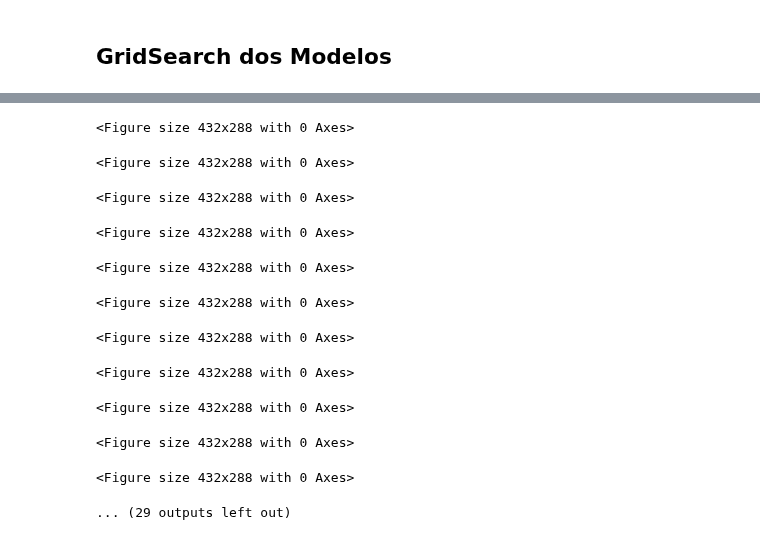
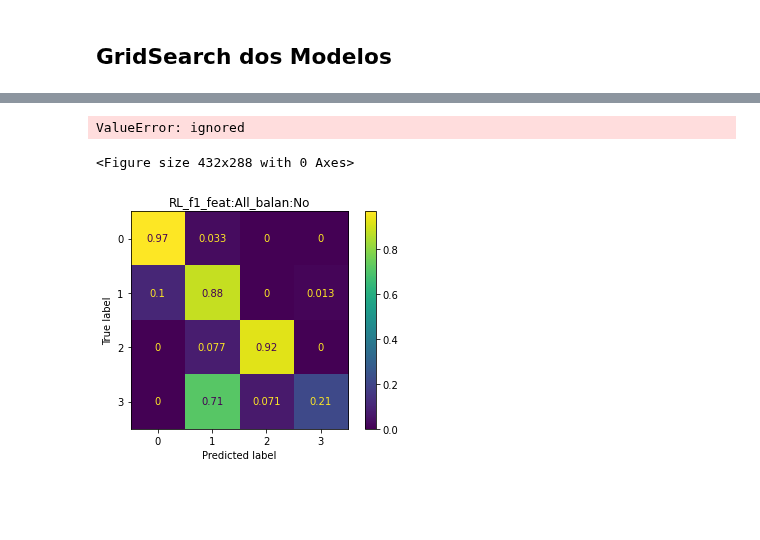
Before and after one commit to lucas-fpaiva/AnalisePred-PES, a Jupyter notebook: Projeto/car_eval/classifier_car.ipynb, the cells around one changed output, grey strips where cells are left out. Drawn from its saved outputs; the diff is of its cells as text; code cells hidden in the pictures; blank space fills up the shorter version.

Commit message:
tentativa de implementar seleção de features

```diff
--- a/Projeto/car_eval/classifier_car.ipynb
+++ b/Projeto/car_eval/classifier_car.ipynb
@@ -50,7 +51,7 @@ def grid_best_model (model="DT", grid=""):
   if model == "DT":
     gs_cv = GridSearchCV(estimator=DecisionTreeClassifier(), param_grid=grid['DT'], cv= 5, scoring=scoring, n_jobs=-1)
     gs_cv.fit(x_treino, y_treino)
-    return DecisionTreeClassifier(**gs_cv.best_params_).fit(x_treino, y_treino), gs_cv.best_params_
+    return DecisionTreeClassifier(**gs_cv.best_params_), gs_cv.best_params_
 
   if model=="PMC":
     gs_cv = GridSearchCV(estimator=MLPClassifier(), param_grid=grid['PMC'], cv= 5, scoring=scoring, n_jobs=-1)
@@ -75,17 +76,17 @@ def grid_best_model (model="DT", grid=""):
   if model == "BNB":
     gs_cv = GridSearchCV(estimator=BernoulliNB(), param_grid=grid['BNB'], cv= 5, scoring=scoring, n_jobs=-1)
     gs_cv.fit(x_treino, y_treino)
-    return BernoulliNB(**gs_cv.best_params_).fit(x_treino, y_treino), gs_cv.best_params_
+    return BernoulliNB(**gs_cv.best_params_), gs_cv.best_params_
 
   if model == "SVM":
     gs_cv = GridSearchCV(estimator=SVC(), param_grid=grid['SVM'], cv= 5, scoring=scoring, n_jobs=-1)
     gs_cv.fit(x_treino, y_treino)
-    return SVC(**gs_cv.best_params_).fit(x_treino, y_treino), gs_cv.best_params_
+    return SVC(**gs_cv.best_params_), gs_cv.best_params_
 
   if model == "GB":
     gs_cv = GridSearchCV(estimator=GradientBoostingClassifier(), param_grid=grid['GB'], cv= 5, scoring=scoring, n_jobs=-1)
     gs_cv.fit(x_treino, y_treino)
-    return GradientBoostingClassifier(**gs_cv.best_params_).fit(x_treino, y_treino), gs_cv.best_params_
+    return GradientBoostingClassifier(**gs_cv.best_params_), gs_cv.best_params_
 
 
 #Parâmetros do Grid
@@ -119,7 +120,9 @@ grid = {
     'KNN':{ #based on:
         'n_neighbors': range(5, 50, 5),
         'weights': ['uniform', 'distance'],
-        'metric' : ['manhattan', 'euclidean']},
+        'metric' : ['manhattan', 'euclidean'],
+        # 'algorithm':['kd_tree'] #algorithm{‘auto’, ‘ball_tree’, ‘kd_tree’, ‘brute’}
+        },
 
     'RL':{ #based on: Logistic Regression Hyperparameter Optimization for Cancer Classification
         'penalty' : ['l1', 'l2', 'elasticnet'],
@@ -197,38 +210,49 @@ data.head()
 ## GridSearch dos Modelos
 # %%
 data_results = pd.DataFrame([],columns=['Acurácia', 'F1-Score', 'ROC-AUC', 'Fold','Modelo','Parâmetros',"Balanceamento","N_feat","Features"])
-models = ["KNN", "RL", "BNB", "DT", "PMC", "SVM", "RF", "GB"]
-balances = ['Sub', 'Over', 'Hybrid','No']
-n_features = [len(features),16,11,6]
+models = ["RL","KNN", "RL", "BNB", "DT", "PMC",  "RF", "GB"] #"KNN",
+balances = ['No','Sub', 'Over', 'Hybrid']
+n_features = ["All",16,11,6]
 
 for name_model in models:
   results = []
   for k in range(1,6):
+
+    #retira o banco de dados de teste
+    teste  = data[data.fold==k]
+
+    # ja separa o y de teste
+    y_teste = teste['class']
+
+    # o x de teste precisa ser definido posteriormente
+    # uma vez que vai depender da seleção de features
+
     for balan in balances:
-      if balan!="not":
-        treino = balan_func(data[data.fold!=k])
-      else:
-        treino = data[data.fold!=k]
 
+      treino = balan_func(data[data.fold!=k],balan) #retorna o banco de dados de treino balanceado
+
+      #separação features e classes
       x_treino = treino[features]
       y_treino = treino['class']
+
+      # Econtrando os melhores hiper parâmetros
       model, best_parameters = grid_best_model(model=name_model, grid=grid)
 
       for n_feat in n_features:
 
-        if n_feat!= len(features)
-          best_feat = select_feat(x_treino,y_treino,model,n_feat)
-          x_treino = treino[best_feat]
-        else:
-          best_feat = features
+        #seleção de features para cada conjunto de hiper parâmetros
+        best_feat = select_feat(x_treino,y_treino,model,n_feat,features)
 
+        #atualizando o treino com as features escolhidas
+        x_treino = treino[best_feat]
 
-        teste  = data[data.fold==k]
+        #definindo o x de teste a partir das features selecionadas
         x_teste = teste[best_feat]
-        y_teste = teste['class']
 
+        #treino do modelo com melhores parametros, features e balanceamento
+        model.fit(x_treino, y_treino)
 
-        model.fit(x_treino, y_treino)
+        # teste é feito sem balanceamento
         y_pred= model.predict(x_teste)
         y_pred_prob = model.predict_proba(x_teste)
 
@@ -238,9 +262,9 @@ for name_model in models:
 
         plt.figure();
         plot_confusion_matrix(model, x_teste, y_teste, normalize='true');
-        plt.title(name_model+'_f'+ str(k));
-        plt.savefig('/content/drive/MyDrive/AnalisePred_I/confusion_matrix_plus/'+ name_model+'_f'+ str(k) +'.pdf', format="pdf", dpi=1000, bbox_inches="tight");
-        plt.close();
+        plt.title(name_model+'_f'+ str(k)+'_feat:'+str(n_feat)+'_balan:'+balan);
+        #plt.savefig('/content/drive/MyDrive/AnalisePred_I/confusion_matrix_plus/'+ name_model+'_f'+ str(k) +'.pdf', format="pdf", dpi=1000, bbox_inches="tight");
+        # plt.close();
 
         result = metrics(y_teste, y_pred, y_pred_prob)
         result.append(k)
@@ -248,10 +272,10 @@ for name_model in models:
         result.append(best_parameters)
 
         result.append(balan)
-        result.append(len(best_features))
-        result.append(best_features)
+        result.append(len(best_feat))
+        result.append(best_feat)
         results.append(result)
 
   data_results = pd.concat([data_results, pd.DataFrame(results,columns=['Acurácia', 'F1-Score', 'ROC-AUC', 'Fold','Modelo','Parâmetros','Balanceamento',"N_feat","Features"])])
-  data_results.to_csv('/content/drive/MyDrive/AnalisePred_I/Car_results_plus'+ name_model + '.csv')
+  #data_results.to_csv('/content/drive/MyDrive/AnalisePred_I/Car_results_plus'+ name_model + '.csv')
 # %% [output]
@@ -275,12 +287,3 @@ Fold 5 [0.9681159420289855, 0.9390073277771067, 0.9963215442206594]
-<Figure size 432x288 with 0 Axes>
+ValueError: ignored
 <Figure size 432x288 with 0 Axes>
-<Figure size 432x288 with 0 Axes>
-<Figure size 432x288 with 0 Axes>
-<Figure size 432x288 with 0 Axes>
-<Figure size 432x288 with 0 Axes>
-<Figure size 432x288 with 0 Axes>
-<Figure size 432x288 with 0 Axes>
-<Figure size 432x288 with 0 Axes>
-<Figure size 432x288 with 0 Axes>
-<Figure size 432x288 with 0 Axes>
-... (29 outputs left out)
+[figure, added]
```
Also changed, not shown: parts of 5 cells of this notebook.
